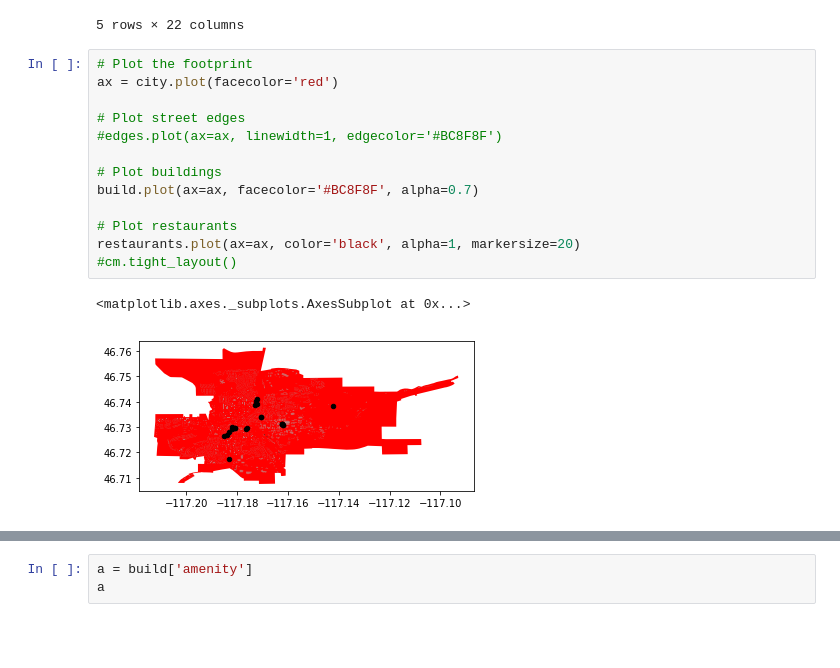
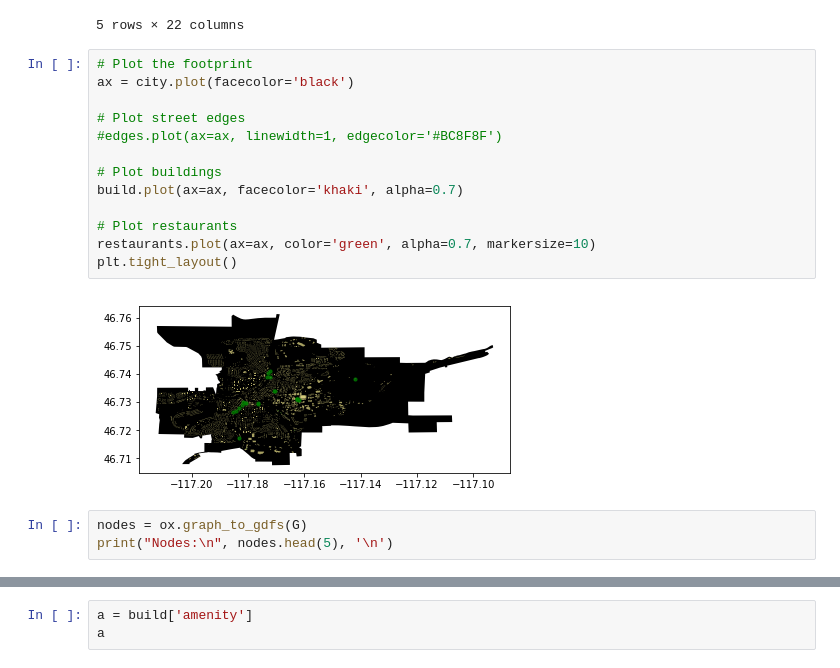
Before and after one commit to deepesh-gupta96/Geo-Realistic-Synthetic-Distribution-Network, a Jupyter notebook: Project.ipynb, the cells around one changed output, grey strips where cells are left out. Cells and saved outputs as stored; diff of their text form; blank space fills up the shorter version.

```diff
--- a/Project.ipynb
+++ b/Project.ipynb
@@ -201,17 +241,19 @@ restaurants.head()
 5 rows × 22 columns
 # %%
 # Plot the footprint
-ax = city.plot(facecolor='red')
+ax = city.plot(facecolor='black')
 
 # Plot street edges
 #edges.plot(ax=ax, linewidth=1, edgecolor='#BC8F8F')
 
 # Plot buildings
-build.plot(ax=ax, facecolor='#BC8F8F', alpha=0.7)
+build.plot(ax=ax, facecolor='khaki', alpha=0.7)
 
 # Plot restaurants
-restaurants.plot(ax=ax, color='black', alpha=1, markersize=20)
-#cm.tight_layout()
+restaurants.plot(ax=ax, color='green', alpha=0.7, markersize=10)
+plt.tight_layout()
 # %% [output]
-<matplotlib.axes._subplots.AxesSubplot at 0x...>
-[figure, old version]
+[figure, new version]
+# %%
+nodes = ox.graph_to_gdfs(G)
+print("Nodes:\n", nodes.head(5), '\n')
```
Also changed, not shown: parts of 30 cells of this notebook.
